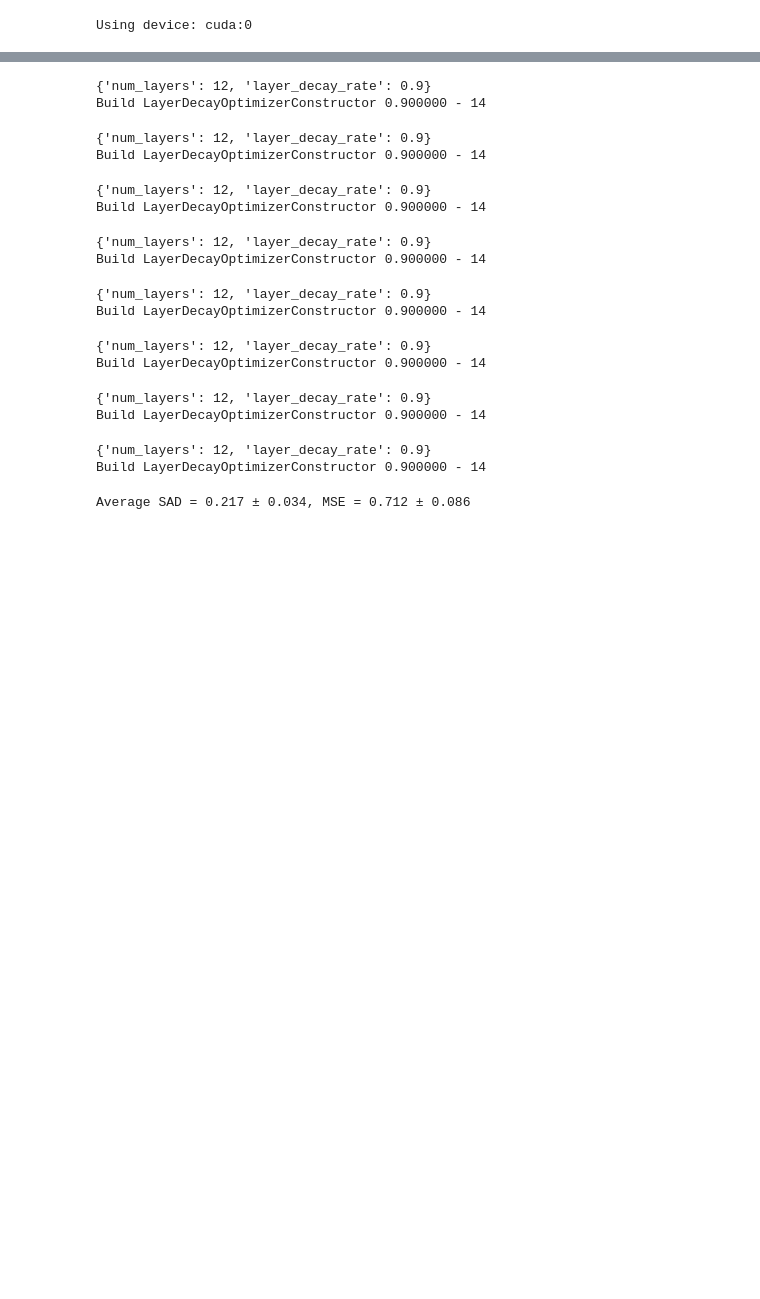
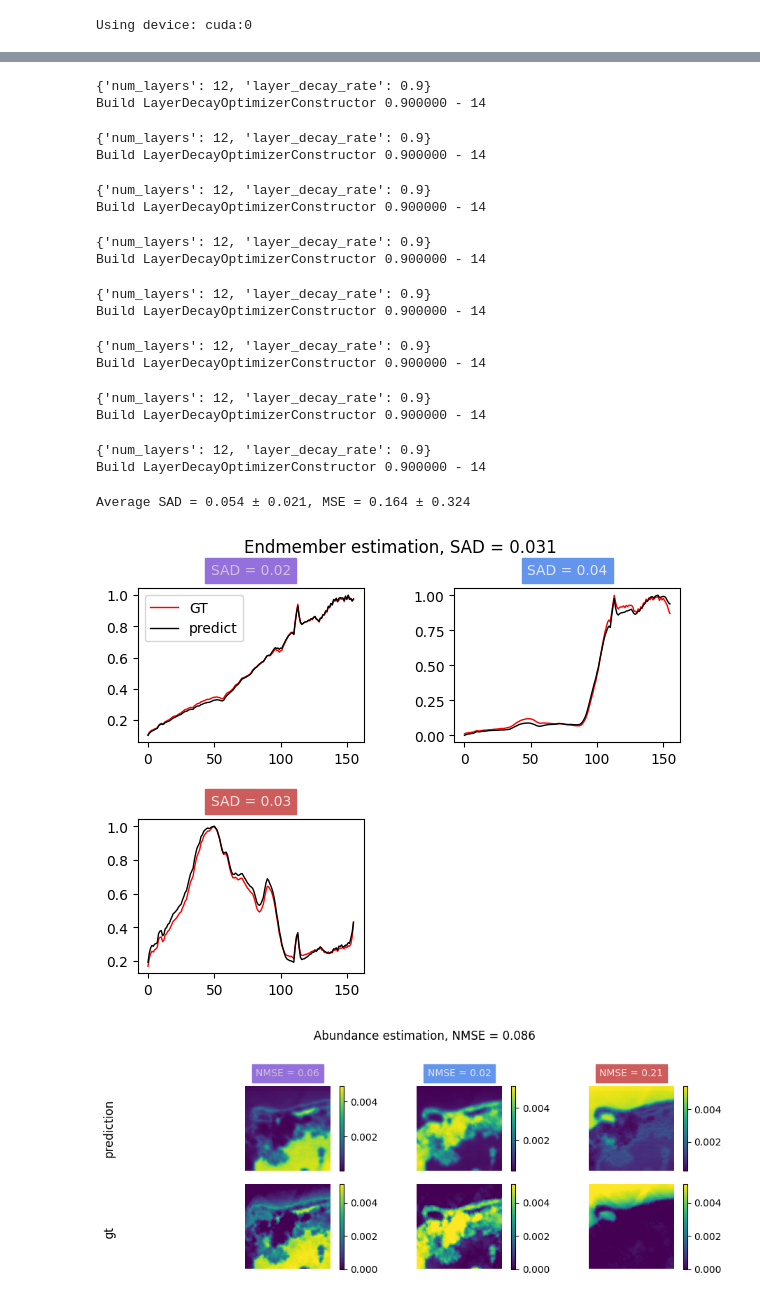
Before and after one commit to edabier/SS-HSU_benchmark, a Jupyter notebook: padding_training_2.ipynb, the cells around one changed output, grey strips where cells are left out. Saved outputs shown, nothing was run; the diff lists cells and outputs as text; code cells hidden in the pictures; blank space fills up the shorter version.

```diff
--- a/padding_training_2.ipynb
+++ b/padding_training_2.ipynb
@@ -237,7 +167,7 @@ plots.plot_hsi(feature_map, 4)
 # feature_map_resampled = F.grid_sample(feature_map, grid, mode='bilinear', padding_mode='reflection', align_corners=True)
 # plots.plot_hsi(feature_map_resampled, 4)
 # %%
-patch = 16
+patch = new_H//alpha
 padding = patch//2
 shift = 1
 x_new = torch.linspace(0, new_H - 1, new_H)
@@ -262,7 +192,7 @@ optim_wrapper = dict(
 
 #             Y_crop = Y_padded[:, :, i:i+new_H, j:j+new_H]
 #             Y_crop = Y_crop.to(dev)
-#             _, features = rsfm.extract_f(fm, Y_crop, new_H, wavelengths, use_cls=False)
+#             _, features = rsfm.extract_f(fm, Y_crop, new_H, wavelengths)
 
 #             features = features.reshape(1, D, alpha, alpha)
 #             feature_map[:,:, i::patch, j::patch] = features
@@ -277,12 +207,13 @@ feature_map = (feature_map - feature_map.mean())/(1e-8 + feature_map.std())
 
 n_xp = 10
 sads, mses = [], []
+E_hats, A_hats = torch.zeros(n_xp, B, c), torch.zeros(n_xp, c, new_H, new_H)
 
 for n in tqdm(range(n_xp)):
 
-    model = rsfm.Unmixing_from_features2(D=D, alpha=alpha, H=min(new_H, H), B=B, c=c, n_features=1)
+    model = rsfm.Unmixing_from_features2(D=D, alpha=alpha, H=min(new_H, H), B=B, c=c)
     model.apply(model.weights_init)
-    model = models.init_decoder_weights(model, Y_init_fm/Y_init_fm.max(), c, is_unmixer=True, normalize=False)
+    model = models.init_decoder_weights(model, Y_init_fm/Y_init_fm.max(), c, is_unmixer=True)
     model = model.to(dev)
     optimizer = build_optim_wrapper(model, optim_wrapper)
 
@@ -311,36 +242,38 @@ for n in tqdm(range(n_xp)):
         E_hat, A_hat, Y_hat = model(feature_map)
         E_hat, A_hat, _ = utils.order_endmembers(E_init, E_hat, A_hat)
 
-        # E_hats[n] = E_hat
-        # A_hats[n] = A_hat.squeeze(0)
+        E_hats[n] = E_hat
+        A_hats[n] = A_hat.squeeze(0)
         A_hat = A_hat.unsqueeze(0)
     sad, _, mse = plots.compute_metrics_and_plot(E_hat, A_hat, A_init_fm, E_init, normalize_E=True, normalize_A=True, return_results=True, plot_A=False, plot_E=False)
     sads.append(sad)
     mses.append(mse)
-# E_hat_m = torch.mean(E_hats, dim=0)
-# A_hat_m = torch.mean(A_hats, dim=0)
+E_hat_m = torch.mean(E_hats, dim=0)
+A_hat_m = torch.mean(A_hats, dim=0)
 
-# sad, sad_a, mse = plots.compute_metrics_and_plot(E_hat_m, A_hat_m, A_224, E_init, normalize_E=True, normalize_A=True, return_results=True)
+sad, sad_a, mse = plots.compute_metrics_and_plot(E_hat_m, A_hat_m, A_init_fm, E_init, normalize_E=True, normalize_A=True, return_results=True)
 print(f"Average SAD = {format(torch.mean(torch.tensor(sads)), '.3f')} ± {format(torch.std(torch.tensor(sads)), '.3f')}, MSE = {format(torch.mean(torch.tensor(mses)), '.3f')} ± {format(torch.std(torch.tensor(mses)), '.3f')}")
 # %% [output]
 {'num_layers': 12, 'layer_decay_rate': 0.9}
 Build LayerDecayOptimizerConstructor 0.900000 - 14
 {'num_layers': 12, 'layer_decay_rate': 0.9}
 Build LayerDecayOptimizerConstructor 0.900000 - 14
 {'num_layers': 12, 'layer_decay_rate': 0.9}
 Build LayerDecayOptimizerConstructor 0.900000 - 14
 {'num_layers': 12, 'layer_decay_rate': 0.9}
 Build LayerDecayOptimizerConstructor 0.900000 - 14
 {'num_layers': 12, 'layer_decay_rate': 0.9}
 Build LayerDecayOptimizerConstructor 0.900000 - 14
 {'num_layers': 12, 'layer_decay_rate': 0.9}
 Build LayerDecayOptimizerConstructor 0.900000 - 14
 {'num_layers': 12, 'layer_decay_rate': 0.9}
 Build LayerDecayOptimizerConstructor 0.900000 - 14
 {'num_layers': 12, 'layer_decay_rate': 0.9}
 Build LayerDecayOptimizerConstructor 0.900000 - 14
 {'num_layers': 12, 'layer_decay_rate': 0.9}
 Build LayerDecayOptimizerConstructor 0.900000 - 14
 {'num_layers': 12, 'layer_decay_rate': 0.9}
 Build LayerDecayOptimizerConstructor 0.900000 - 14
-Average SAD = 0.217 ± 0.034, MSE = 0.712 ± 0.086
+Average SAD = 0.054 ± 0.021, MSE = 0.164 ± 0.324
+[figure, added]
+[figure, added]
```
Also changed, not shown: parts of 4 cells of this notebook, 12 other files.
